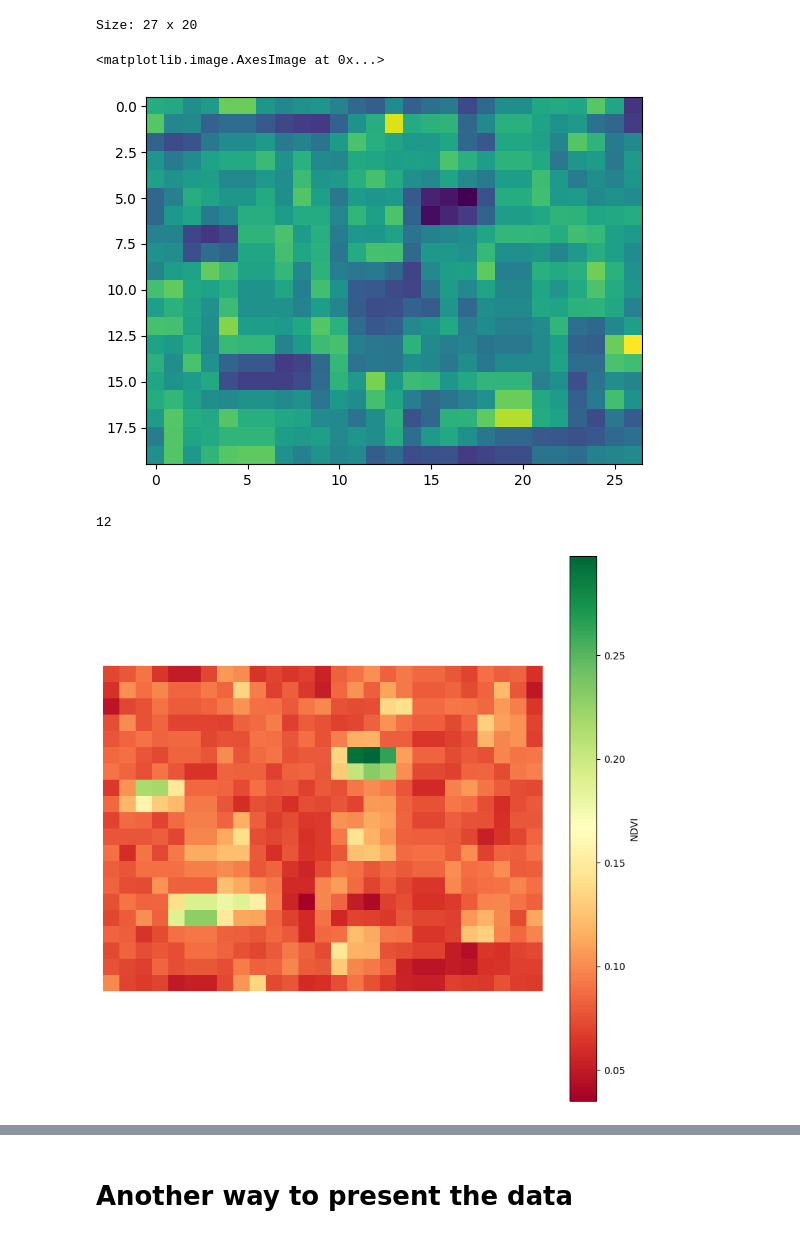
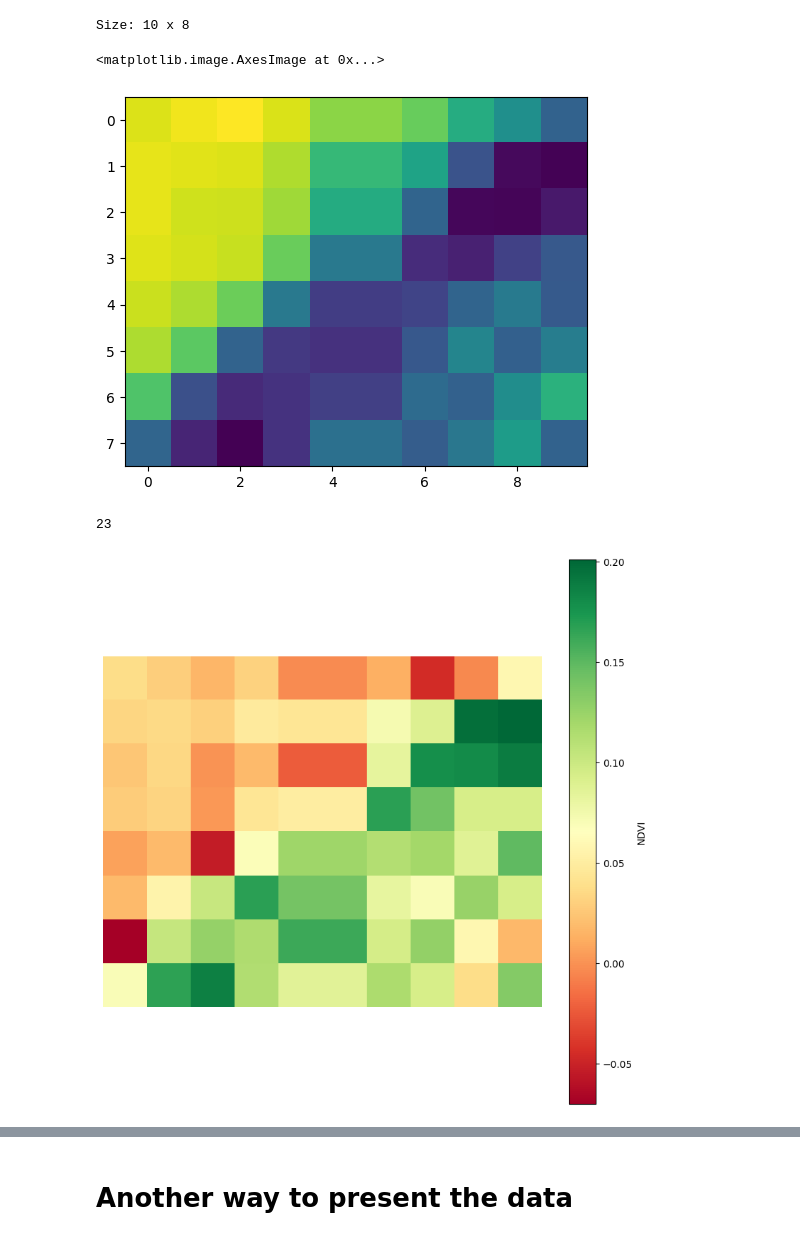
Before and after one commit to OWDM/Vegetation-Cover-In-Riyadh, a Jupyter notebook: Codes/init code/normal codes/code8.2.ipynb, the cells around one changed output, grey strips where cells are left out. Cells and saved outputs as stored; diff of their text form; code cells hidden in the pictures.

```diff
--- a/Codes/init code/normal codes/code8.2.ipynb
+++ b/Codes/init code/normal codes/code8.2.ipynb
@@ -4,7 +4,7 @@ import numpy as np
 import matplotlib.pyplot as plt
 import matplotlib as mpl
 # %%
-image_path = "G:\\My Drive\\Landsat8_alsamer_export.tif"
+image_path = r"H:\My Drive\alnoabih_2.tif"
 # %%
 ds = gdal.Open(image_path)
 # %%
@@ -13,20 +13,20 @@ x_size = ds.RasterXSize
 y_size = ds.RasterYSize
 print(f"Size: {x_size} x {y_size}")
 # %% [output]
-Size: 27 x 20
+Size: 10 x 8
 # %%
-band = ds.GetRasterBand(1)
+band = ds.GetRasterBand(4)
 array = band.ReadAsArray()
 plt.figure()
 plt.imshow(array)
 # %% [output]
 <matplotlib.image.AxesImage at 0x...>
-[figure, old version]
+[figure, new version]
 # %%
 num_bands = ds.RasterCount
 num_bands
 # %% [output]
-12
+23
 # %%
 
 def read_band(band_number):
@@ -46,7 +46,7 @@ plt.colorbar(label='NDVI')
 plt.axis('off')  # Turn off the axis
 plt.show()
 # %% [output]
-[figure, old version]
+[figure, new version]
 # %%
 cluster_counts = [0, 0, 0, 0]
 
```
Also changed, not shown: parts of 4 cells of this notebook, 10 other files.
